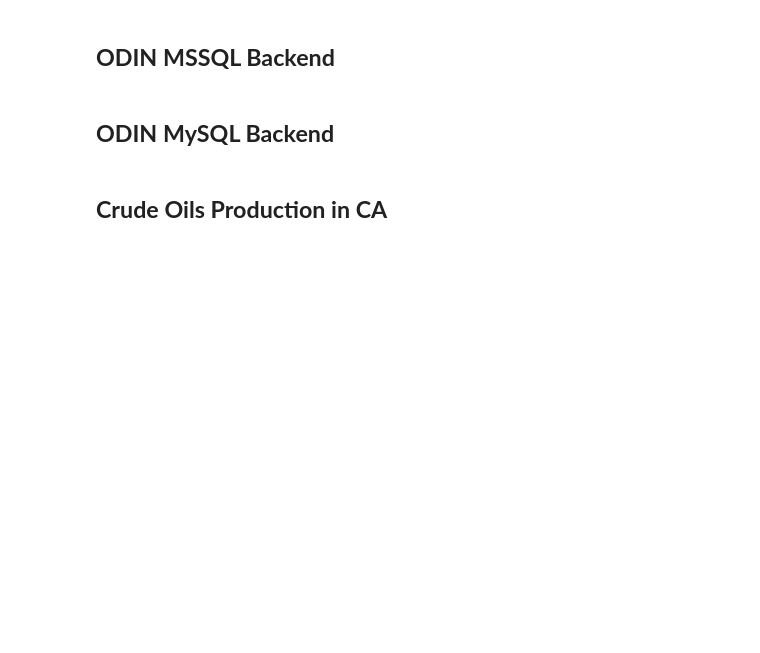
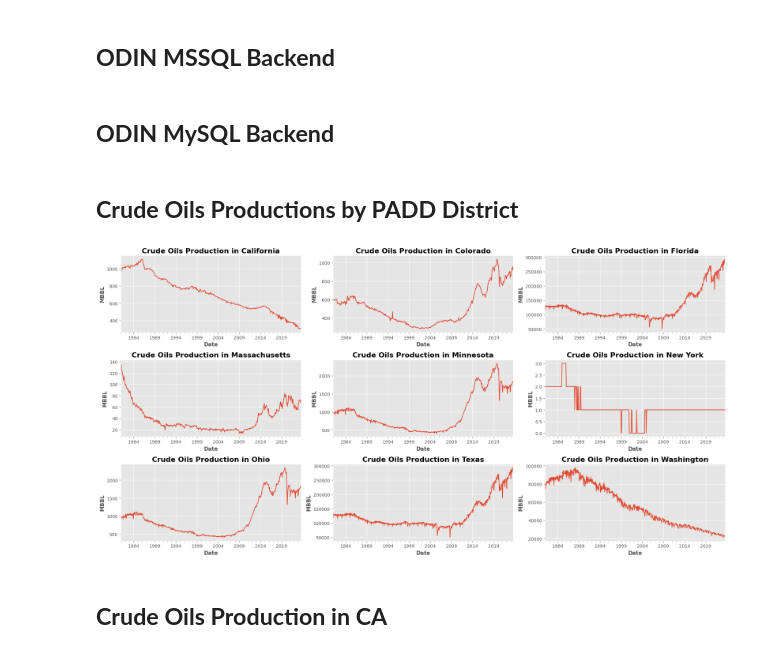
Before and after one commit to OdinProjectI/GasolinePricesAnalysis, a Jupyter notebook: CaliforniaGAsolinePricing.ipynb, the cells around one changed output. Saved outputs shown, nothing was run; the diff lists cells and outputs as text; code cells hidden in the pictures; blank space fills up the shorter version.

Commit message:
Add Crude Oils consumptions from 5 different PADD districts

```diff
--- a/CaliforniaGAsolinePricing.ipynb
+++ b/CaliforniaGAsolinePricing.ipynb
@@ -29,6 +37,23 @@ cust_func: 'DataFrame' = pd.read_sql("SELECT definition FROM sys.sql_modules", c
 user1, passwd1, host1, db1, _ = list(json.loads(mssql_secrets.get_secret_value(SecretId='mysql_develoment').get('SecretString')).values())
 con1: 'MSSQL' = pymysql.connect(user=user1, password=passwd1, database=db1, host=host1)
 con1.autocommit(True)
+# %% [markdown]
+## **Crude Oils Productions by PADD District**
+# %%
+fig = plt.figure(figsize=(20,10))
+
+for index,tbl in enumerate(list(pd.read_sql("SHOW TABLES LIKE '%prod%' " , con=con1).to_dict().values())[0].values(), 1):
+    ax = fig.add_subplot(3,3,index)
+    current_df: 'DataFrame' = pd.read_sql(f"SELECT period, value FROM {tbl}", con=con1)
+    current_df['period'] =  current_df['period'].apply(lambda row: pd.to_datetime("%s-01" % (row) ) )
+    current_df.set_index('period')['value'].plot(ax=ax)
+    ax.set_title("Crude Oils Production in %s" % (tbl.split('_')[-1].title() if 'york' not in tbl.lower() else "%s" % ( ' '.join(tbl.split('_')[-2:]).title()  )  ), fontweight='bold', fontsize=16)
+    ax.set_ylabel("MBBL", fontweight='bold')
+    ax.set_xlabel("Date", fontweight='bold')
+
+plt.tight_layout()
+# %% [output]
+[figure, added]
 # %% [markdown]
 ## **Crude Oils Production in CA**
 # %%
```
Also changed, not shown: parts of 10 cells of this notebook.
